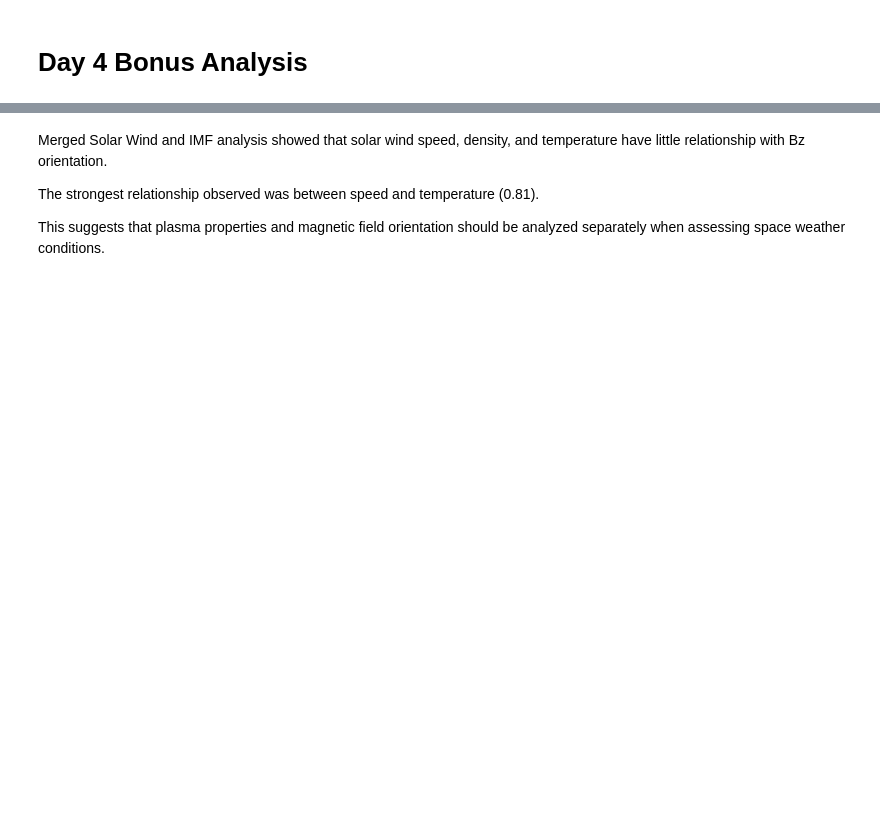
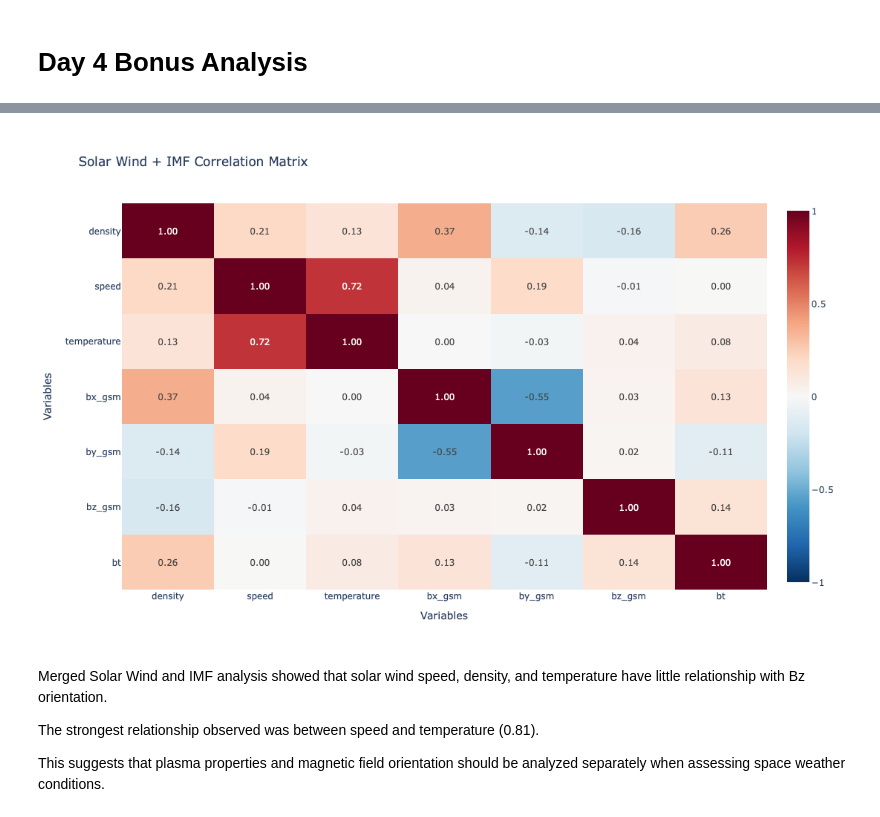
Before and after one commit to manasstark/space-weather-dashboard, a Jupyter notebook: notebooks/NOAA_Imf_data_analysis.ipynb, the cells around one changed output, grey strips where cells are left out. Drawn from its saved outputs; the diff is of its cells as text; code cells hidden in the pictures; blank space fills up the shorter version.

```diff
--- a/notebooks/NOAA_Imf_data_analysis.ipynb
+++ b/notebooks/NOAA_Imf_data_analysis.ipynb
@@ -304,3 +304,38 @@ merged_df[
+# %%
+import plotly.express as px
+
+corr_matrix = merged_df[
+    [
+        "density",
+        "speed",
+        "temperature",
+        "bx_gsm",
+        "by_gsm",
+        "bz_gsm",
+        "bt"
+    ]
+].corr()
+
+fig = px.imshow(
+    corr_matrix,
+    text_auto=".2f",
+    color_continuous_scale="RdBu_r",
+    zmin=-1,
+    zmax=1,
+    aspect="auto",
+    title="Solar Wind + IMF Correlation Matrix"
+)
+
+fig.update_layout(
+    width=900,
+    height=700,
+    xaxis_title="Variables",
+    yaxis_title="Variables"
+)
+
+fig.show()
+# %% [output]
+[figure, added]
 # %% [markdown]
 Merged Solar Wind and IMF analysis showed that
 solar wind speed, density, and temperature have
```
Also changed, not shown: parts of 25 cells of this notebook, 2 other files.
